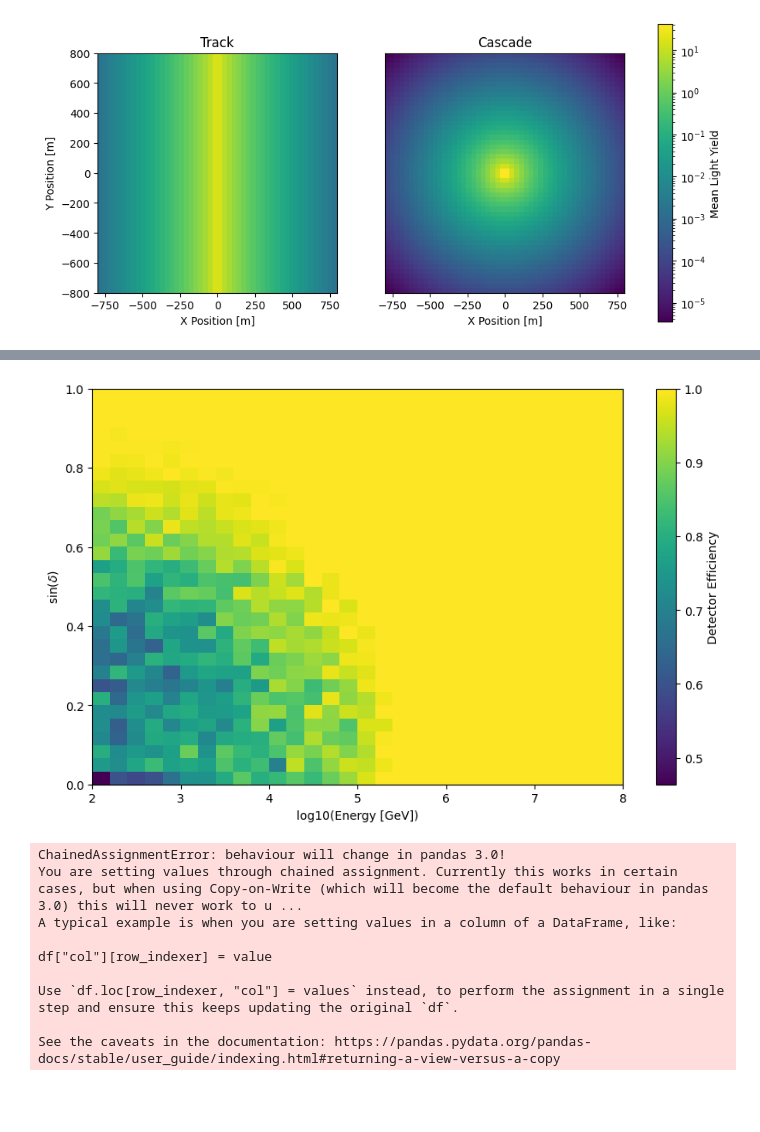
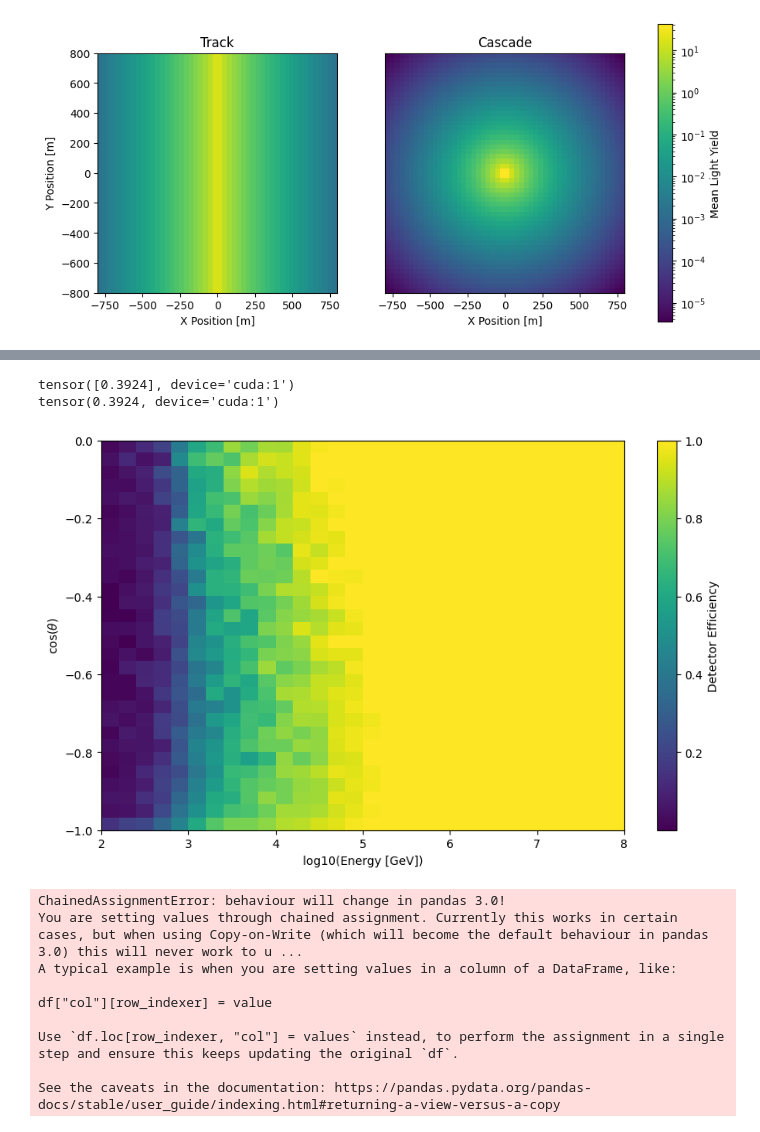
Before and after one commit to kristiantcho/nugget, a Jupyter notebook: nugget/examples/loss_landscape_test.ipynb, the cells around one changed output, grey strips where cells are left out. Drawn from its saved outputs; the diff is of its cells as text; code cells hidden in the pictures; blank space fills up the shorter version.

```diff
--- a/nugget/examples/loss_landscape_test.ipynb
+++ b/nugget/examples/loss_landscape_test.ipynb
@@ -288,10 +289,10 @@ test_signal_events = signal_sampler.sample_events(100)  # Fresh signal events fo
 geometry = nugget.geometries.EvanescentString.EvanescentString(
             device=device,
             hex_type='hexagonal',
-            domain_size=1600,  # Size of detector domain
+            domain_size=2000,  # Size of detector domain
             # device=torch.device('cuda' if torch.cuda.is_available() else 'cpu'),  # Use GPU if available
             dim=3,  # 3D geometry
-            n_strings=1000,  # Initial number of detector strings
+            n_strings=1027,  # Initial number of detector strings
             points_per_string=20,  # Number of PMTs/sensors per string
             # starting_weight=-0.5,  # Initial weight for each string (controls visibility)
             # custom_string_spacing=0.09  # Custom spacing between strings
@@ -306,28 +307,28 @@ geom_dict = geometry.initialize_points(
 )
 loss_params = {
 
-'signal_surrogate_func': track_light_yield_surrogate,
+'signal_surrogate_func': patd_light_yield_surrogate,
 'skip_zero_response': True,
-# 'fisher_info_llr_net': llr_net,
+'fisher_info_llr_net': llr_net,
 'use_relative_energy': True,
 'signal_sampler': signal_sampler,
-# 'num_events':len(test_signal_events),
-# 'signal_event_params': test_signal_events,
+'num_events':len(test_signal_events),
+'signal_event_params': test_signal_events,
 # 'signal_event_params': [pickle.load(open('/u/kristiantcho/ptmp/nugget/nugget/examples/res_test_signal_events_100_2.pkl', 'rb'))[1]],
-'fisher_info_llr_iterations': 200,
+'fisher_info_llr_iterations': 100,
 'llr_event_labels': ['position','energy', 'direction'],
 'fisher_info_event_batch_size': 1,
 'fisher_info_grad_chunk_size': 14,
 'fisher_info_jacrev_chunk_size': 50000,
-'fisher_info_point_chunk_size': 2000,
+'fisher_info_point_chunk_size': 6000,
 'fisher_info_llr_autodiff_mode': 'jvp',
 'fisher_info_detach_tensors': True,
 'fisher_info_use_patd': True,
 # 'eval_patd_log_probs':patd_surrogate.eval_patd_log_probs,
 'use_rich_features': True,
 'use_patd_quadrature': True,
-'t_offset_ns': 30.0,
-'t_max_ns': 10000.0,
+'t_offset_ns': 0.0,
+'t_max_ns': 5000.0,
 
 
 'use_batched_trigger': True,
@@ -339,15 +340,15 @@ loss_params = {
 'per_event_effective_area_loss': False,
 'perfect_efficiency': False,
 'cos_zenith_range': (-1, 0),
-'binned_trigger_batch_size': 1000,
+'binned_trigger_batch_size': 500,
 'batched_surrogate_func': batched_track_surrogate,
 'detach_trigger': False,
 
 # 'precomputed_fisher_info_per_string_per_event': torch.load('/u/kristiantcho/ptmp/nugget/nugget/examples/res_test_fisher_info_per_string_per_event_100_base_geom_2.pt')
 }
-new_loss_dict = effective_area_loss(geom_dict, **loss_params)
+# new_loss_dict = effective_area_loss(geom_dict, **loss_params)
 # loss_dict = trigger_loss(geom_dict, **loss_params)
-# loss_dict = angular_resolution_loss(geom_dict, **loss_params)
+loss_dict = angular_resolution_loss(geom_dict, **loss_params)
 # loss_dict = effective_area_loss(geom_dict, **loss_params)
 # fisher_info_per_string_per_event_20 = angular_resolution_loss.compute_fisher_info_per_string_per_event(
 #             string_xy=geom_dict['string_xy'],
@@ -359,38 +360,42 @@ new_loss_dict = effective_area_loss(geom_dict, **loss_params)
 #             skip_zero_response=True,
 #             verbose=True
 #             )
-# print(loss_dict['resolution_per_event']*180/3.14159)  # convert to degrees
-# print(loss_dict['angular_resolution_loss']*180/3.14159)  # convert to degrees
+print(loss_dict['resolution_per_event']*180/3.14159)  # convert to degrees
+print(loss_dict['angular_resolution_loss']*180/3.14159)  # convert to degrees
 # print(loss_dict['detector_efficiency'])
+# %% [output]
+tensor([0.3924], device='cuda:1')
+tensor(0.3924, device='cuda:1')
 # %%
 energy_range = (1e2, 1e8)
-zenith_range = (0,1)
+zenith_range = (-1,0)
 num_energy_bins = 30
 num_zenith_bins = 30
 energy_bins = torch.linspace(np.log10(energy_range[0]), np.log10(energy_range[1]), num_energy_bins+1)
 zenith_bins = torch.linspace(zenith_range[0], zenith_range[1], num_zenith_bins+1)
 energy_centers = 10**((energy_bins[:-1] + energy_bins[1:]) / 2)
 zenith_centers = (zenith_bins[:-1] + zenith_bins[1:]) / 2
 # effective_areas = new_loss_dict['effective_area_matrix'].cpu().numpy()*1e4
 effective_areas = new_loss_dict['detector_efficiencies'].cpu().numpy()
 #plot heatmap with mplotlib
 plt.figure(figsize=(10, 6))
 # rotate the effective area matrix so that the x axis corresponds to energy and y axis corresponds to zenith
-plt.imshow(np.flip(effective_areas, 0),
+plt.imshow(effective_areas,
            extent=[np.log10(energy_range[0]), np.log10(energy_range[1]), zenith_range[0], zenith_range[1]],
            aspect='auto',
            origin='lower',
            cmap='viridis',
         #    norm=LogNorm()
 )
 #scale colorbar to log scale
 # plt.colorbar(label='Effective Area [cm²]')
 plt.colorbar(label='Detector Efficiency')
-plt.ylabel(r'$\sin(\delta)$')
+# plt.ylabel(r'$\sin(\delta)$')
+plt.ylabel(r'$\cos(\theta)$')
 plt.xlabel('log10(Energy [GeV])')
 plt.show()
 # %% [output]
-[figure, old version]
+[figure, new version]
 # %%
 light_yield = light_yield_surrogate(opt_point=points_3d, event_params=true_event_params).numpy()
 df = pd.DataFrame(points_3d.cpu().numpy(), columns=['x', 'y', 'z'])
```
Also changed, not shown: parts of 5 cells of this notebook, 4 other files.
